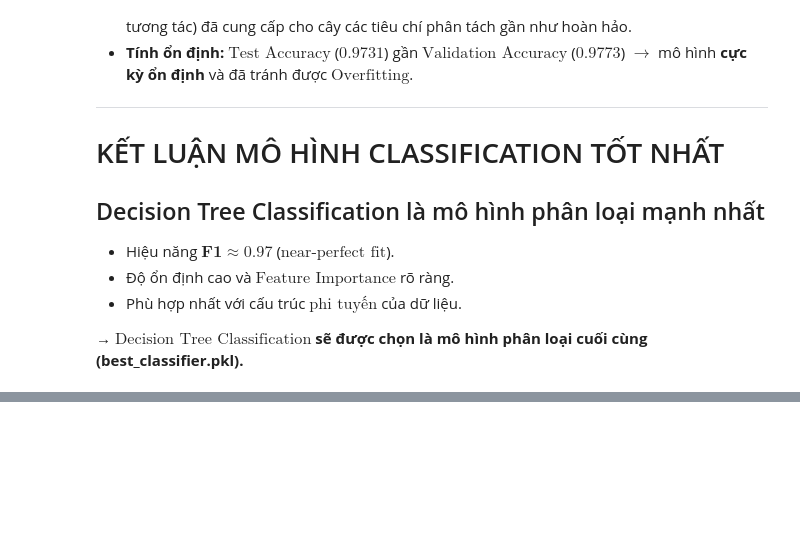
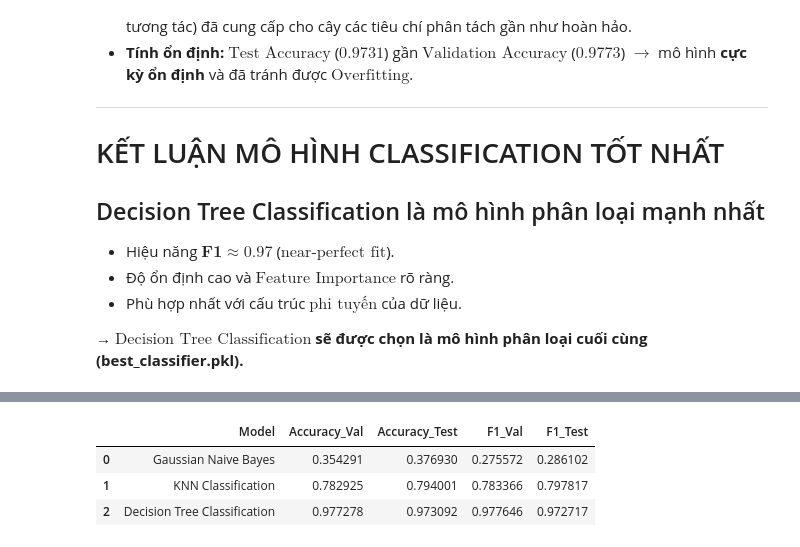
Before and after one commit to Spidermeoz/house-price-predict, a Jupyter notebook: notebooks/02_machine_learning.ipynb, the cells around one changed output, grey strips where cells are left out. Saved outputs shown, nothing was run; the diff lists cells and outputs as text; code cells hidden in the pictures; blank space fills up the shorter version.

```diff
--- a/notebooks/02_machine_learning.ipynb
+++ b/notebooks/02_machine_learning.ipynb
@@ -2478,0 +2584,35 @@ Mô hình $\text{Decision Tree}$ cho phép diễn giải rõ ràng qua $\text{Fe
+# %%
+classification_compare = pd.DataFrame({
+    "Model": [
+        "Gaussian Naive Bayes",
+        "KNN Classification",
+        "Decision Tree Classification"
+    ],
+    "Accuracy_Val": [
+        acc_nb,
+        acc_knn,
+        acc_tree
+    ],
+    "Accuracy_Test": [
+        acc_nb_test,
+        acc_knn_test,
+        acc_tree_test
+    ],
+    "F1_Val": [
+        f1_nb,
+        f1_knn,
+        f1_tree
+    ],
+    "F1_Test": [
+        f1_nb_test,
+        f1_knn_test,
+        f1_tree_test
+    ]
+})
+
+classification_compare
+# %% [output]
+|  | Model | Accuracy_Val | Accuracy_Test | F1_Val | F1_Test |
+| 0 | Gaussian Naive Bayes | 0.354291 | 0.376930 | 0.275572 | 0.286102 |
+| 1 | KNN Classification | 0.782925 | 0.794001 | 0.783366 | 0.797817 |
+| 2 | Decision Tree Classification | 0.977278 | 0.973092 | 0.977646 | 0.972717 |
```
Also changed, not shown: parts of 41 cells of this notebook, 1 other file.
